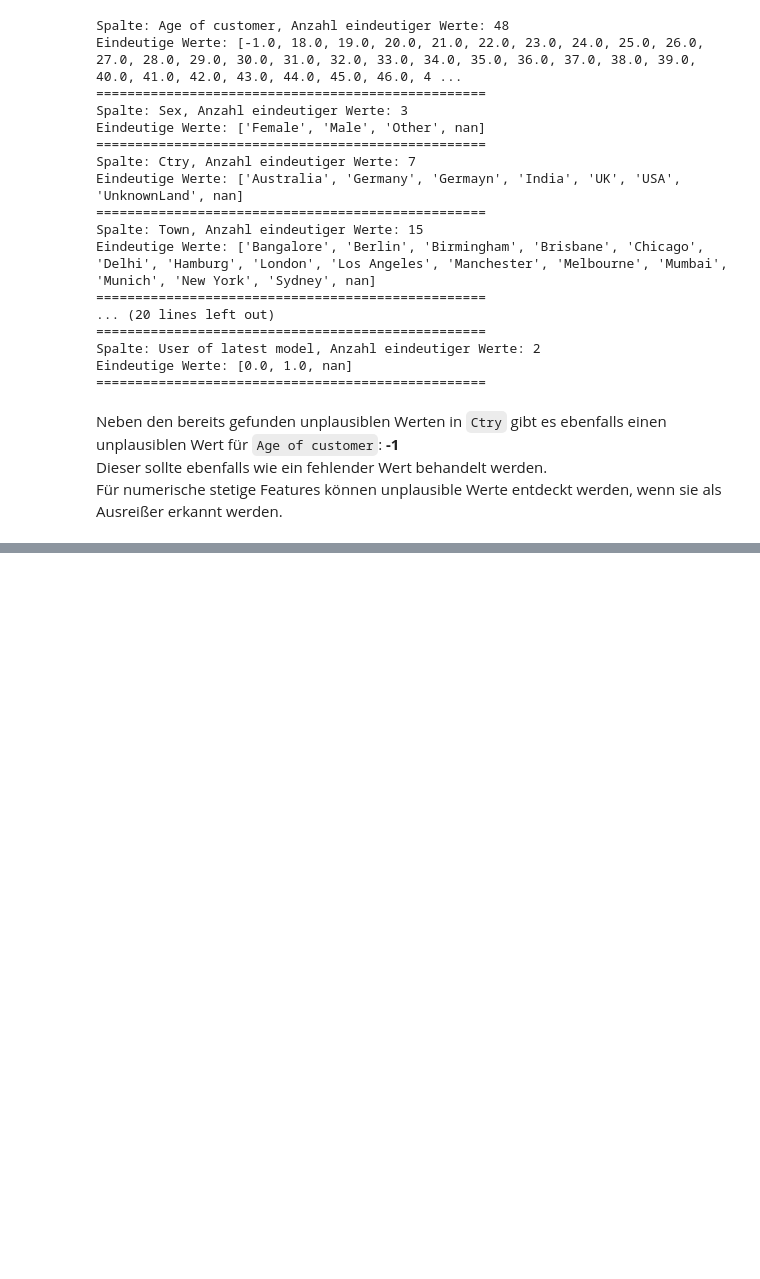
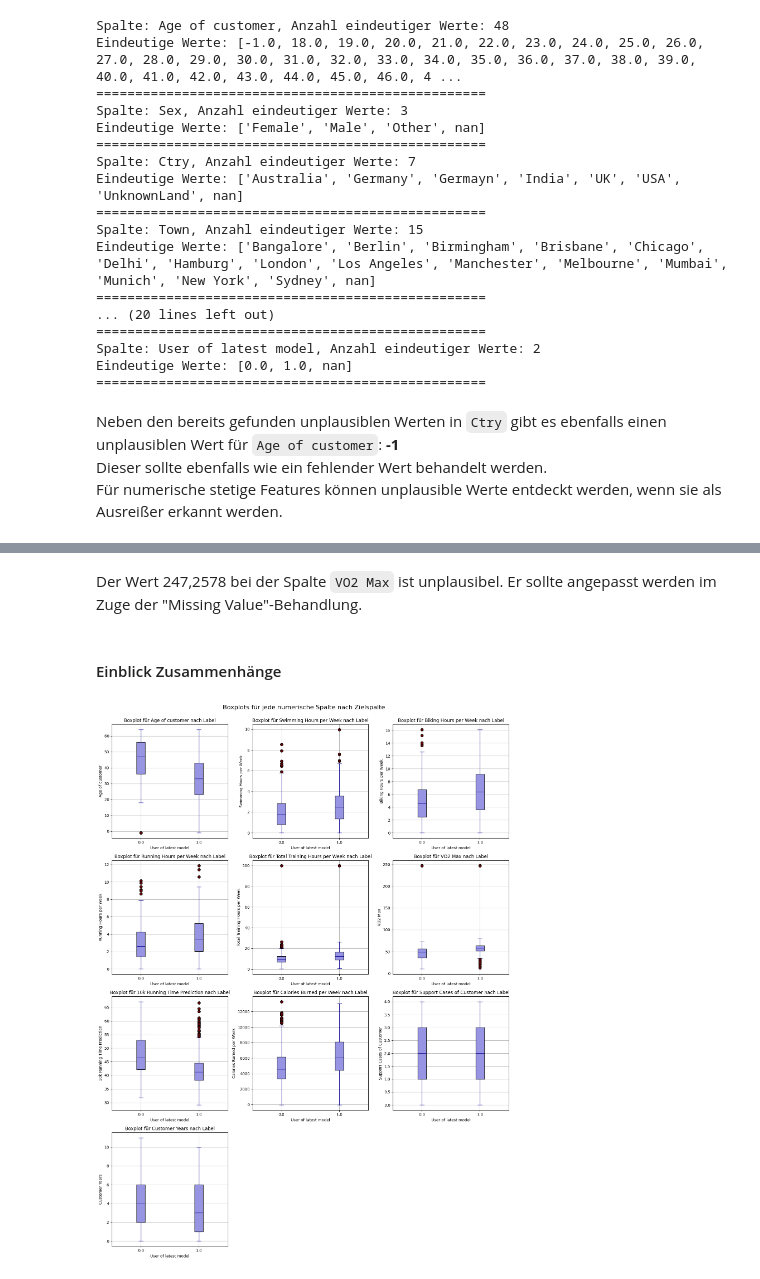
Before and after one commit to MarioKrupinski/Introduction-to-Data-Science-AI, a Jupyter notebook: notebooks/eda.ipynb, the cells around one changed output, grey strips where cells are left out. Saved outputs shown, nothing was run; the diff lists cells and outputs as text; code cells hidden in the pictures; blank space fills up the shorter version.

```diff
--- a/notebooks/eda.ipynb
+++ b/notebooks/eda.ipynb
@@ -290,0 +449,6 @@ Für numerische stetige Features können unplausible Werte entdeckt werden, wenn
+# %%
+# Prüfung auf Normalverteilung
+for col in numerical_cols:
+    print(f'\nShapiro-Wilk Test für Spalte: {col}')
+    shapiro_wilk_test(df_training[col].dropna(), 0.05)
+    print('-' * 40)
@@ -290,0 +538,47 @@ Für numerische stetige Features können unplausible Werte entdeckt werden, wenn
+# %% [markdown]
+Der Wert 247,2578 bei der Spalte `VO2 Max` ist unplausibel. Er sollte angepasst werden im Zuge der "Missing Value"-Behandlung.
+# %% [markdown]
+#### Einblick Zusammenhänge
+# %%
+ncols = 3  # Anzahl der Spalten im Raster
+nrows = (len(numeric_features) // ncols) + (len(numeric_features) % ncols > 0)  # Berechnet die notwendige Anzahl an Zeilen
+
+# Subplots erstellen
+fig, axes = plt.subplots(nrows=nrows, ncols=ncols, figsize=(15, 5 * nrows))
+
+# Alle Achsen in einer Liste speichern, um sie zu iterieren
+axes = axes.flatten()
+
+# Durch jede numerische Spalte iterieren und Boxplot für beide Kategorien des Labels erstellen
+for i, col in enumerate(numeric_features):
+    ax = axes[i]  # Der aktuelle Achsenbereich
+
+    # Boxplot für die Zielspalte auf der x-Achse (label)
+    df_training.boxplot(column=col, by=label, ax=ax, patch_artist=True,
+                        boxprops=dict(facecolor=color1, color='black'),  # Farbe für Kategorie 0
+                        whiskerprops=dict(color=color2),
+                        flierprops=dict(markerfacecolor=color3, marker='o', markersize=7),
+                        capprops=dict(color=color2),
+                        medianprops=dict(color=color2))
+
+    # Titel und Achsenbeschriftung anpassen
+    ax.set_title(f"Boxplot für {col} nach Label")
+    ax.set_xlabel(label)
+    ax.set_ylabel(col)
+    ax.grid(True)
+
+# Überflüssige Subplots ausblenden (falls es mehr Plätze im Raster gibt als Spalten)
+for j in range(i + 1, len(axes)):
+    axes[j].axis('off')
+
+# Layout anpassen
+plt.tight_layout()
+
+# Titel für das gesamte Grid
+fig.suptitle('Boxplots für jede numerische Spalte nach Zielspalte', fontsize=16, y=1.0)
+
+
+# Plot anzeigen
+plt.show()
+# %% [output]
+[figure, added]
```
Also changed, not shown: parts of 28 cells of this notebook.
